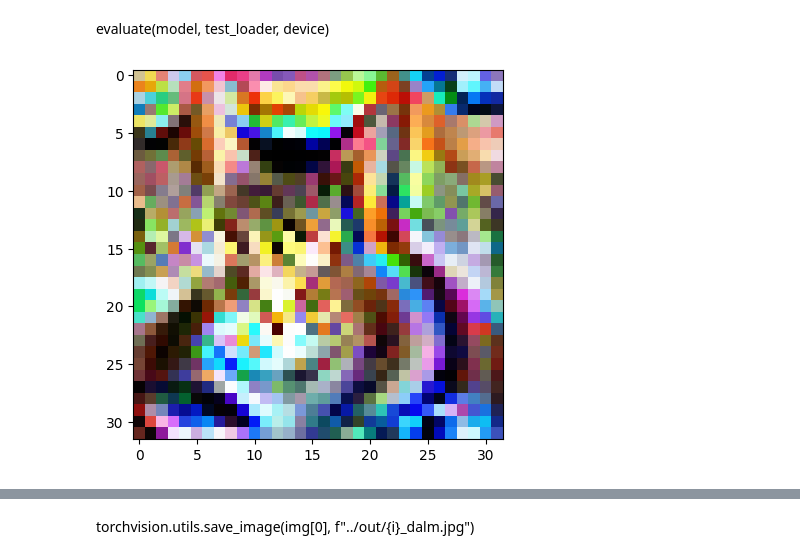
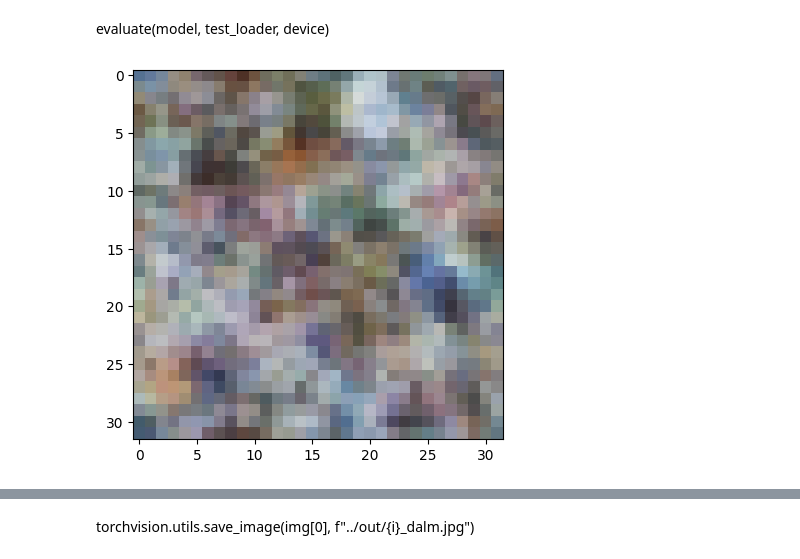
Before and after one commit to dilyabareeva/grad_slingshot, a Jupyter notebook: notebooks/before_after.ipynb, the cells around one changed output, grey strips where cells are left out. Cells and saved outputs as stored; diff of their text form; code cells hidden in the pictures.

```diff
--- a/notebooks/before_after.ipynb
+++ b/notebooks/before_after.ipynb
@@ -144,21 +144,21 @@ dreamer.set_custom_transforms(null_transforms)
 # %% [markdown]
 
 evaluate(model, test_loader, device)
-# %%
-image_param = dreamer.render(
-    layers=[model.__getattr__(default_layer_str)],
-    custom_func=my_custom_func,
-    width=image_dims,
-    height=image_dims,
-    iters=500,
-    # image_parameter=image_parameter,
-    lr=0.01,
-)
-
-plt.imshow(image_param)
-plt.show()
-# %% [output]
-[figure, removed]
+# %%
+image_param = dreamer.render(
+    layers=[model.__getattr__(default_layer_str)],
+    custom_func=my_custom_func,
+    width=image_dims,
+    height=image_dims,
+    iters=500,
+    image_parameter=image_parameter,
+    lr=0.001,
+)
+
+plt.imshow(image_param)
+plt.show()
+# %% [output]
+[figure, added]
 # %%
 img, _, tstart = feature_visualisation(
     net=model,
```
Also changed, not shown: parts of 9 cells of this notebook, 5 other files.
